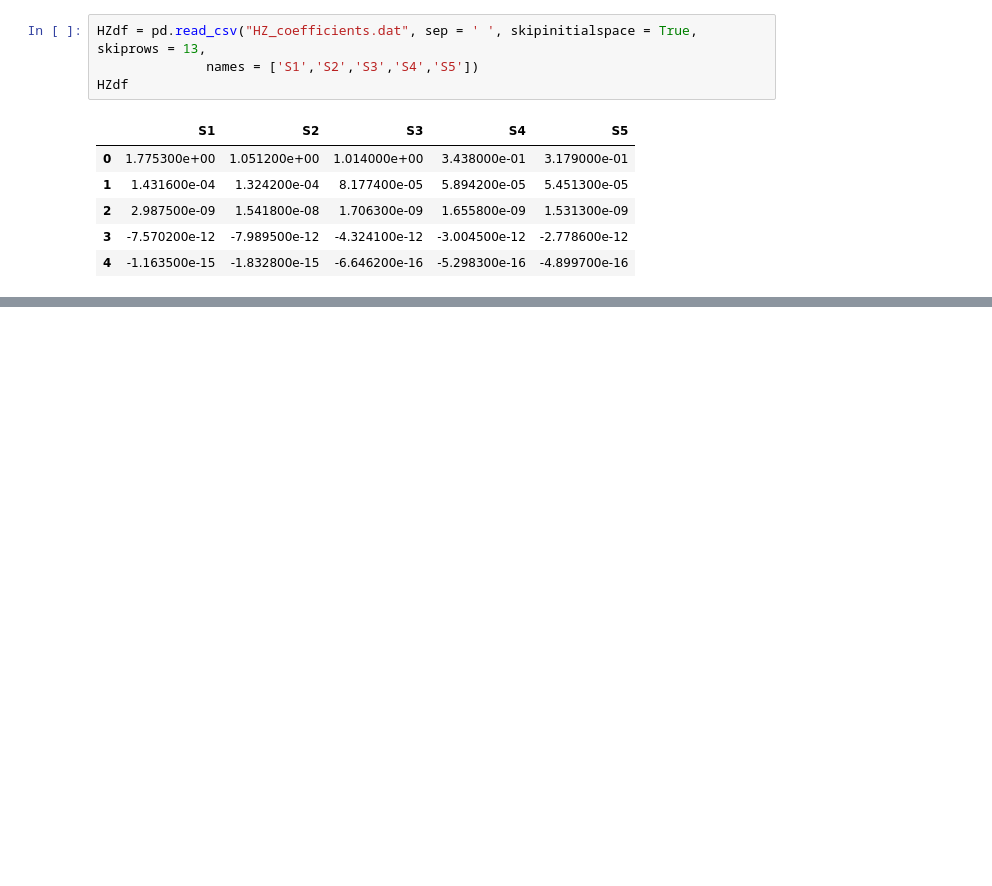
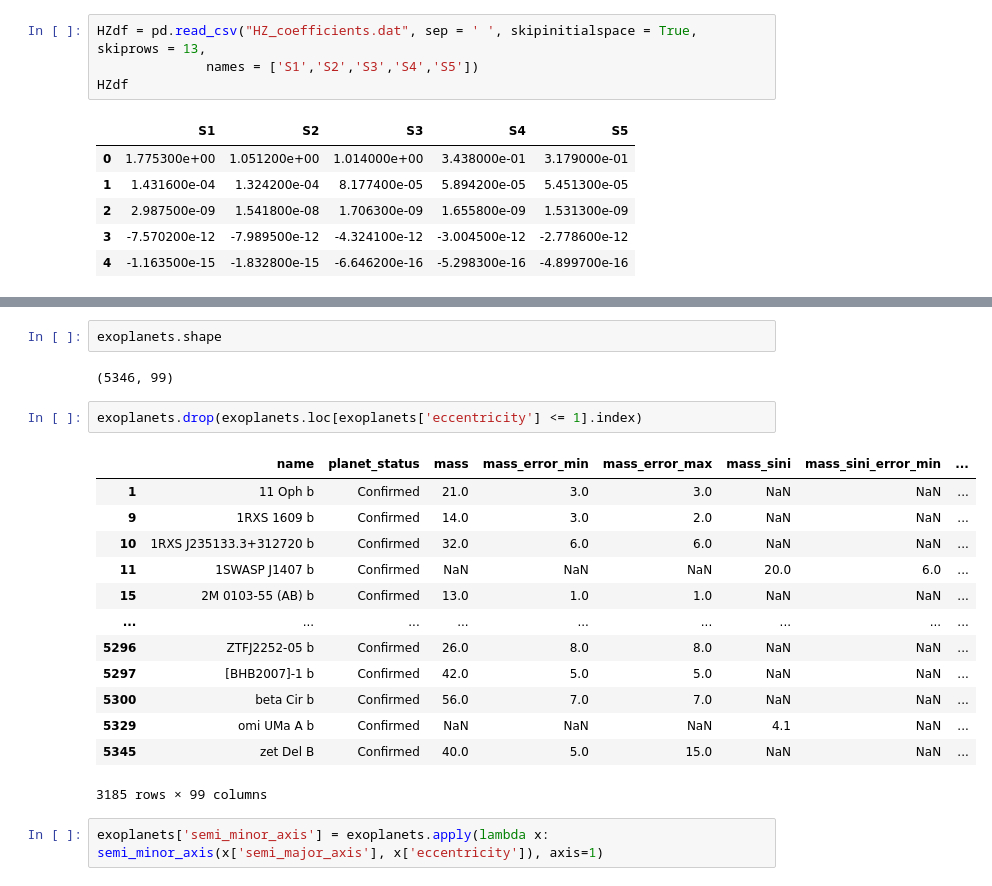
Before and after one commit to NicoGalvarino/astrobiology_belgrade, a Jupyter notebook: Naive_Bayes_Tutorial/NB_exoplanets.ipynb, the cells around one changed output, grey strips where cells are left out. Saved outputs shown, nothing was run; the diff lists cells and outputs as text; blank space fills up the shorter version.

Commit message:
Calculate luminosity and semi-minor axis

```diff
--- a/Naive_Bayes_Tutorial/NB_exoplanets.ipynb
+++ b/Naive_Bayes_Tutorial/NB_exoplanets.ipynb
@@ -107,0 +180,22 @@ HZdf
+# %%
+exoplanets.shape
+# %% [output]
+(5346, 99)
+# %%
+exoplanets.drop(exoplanets.loc[exoplanets['eccentricity'] <= 1].index)
+# %% [output]
+|  | name | planet_status | mass | mass_error_min | mass_error_max | mass_sini | mass_sini_error_min | ... |
+| 1 | 11 Oph b | Confirmed | 21.0 | 3.0 | 3.0 | NaN | NaN | ... |
+| 9 | 1RXS 1609 b | Confirmed | 14.0 | 3.0 | 2.0 | NaN | NaN | ... |
+| 10 | 1RXS J235133.3+312720 b | Confirmed | 32.0 | 6.0 | 6.0 | NaN | NaN | ... |
+| 11 | 1SWASP J1407 b | Confirmed | NaN | NaN | NaN | 20.0 | 6.0 | ... |
+| 15 | 2M 0103-55 (AB) b | Confirmed | 13.0 | 1.0 | 1.0 | NaN | NaN | ... |
+| ... | ... | ... | ... | ... | ... | ... | ... | ... |
+| 5296 | ZTFJ2252-05 b | Confirmed | 26.0 | 8.0 | 8.0 | NaN | NaN | ... |
+| 5297 | [BHB2007]-1 b | Confirmed | 42.0 | 5.0 | 5.0 | NaN | NaN | ... |
+| 5300 | beta Cir b | Confirmed | 56.0 | 7.0 | 7.0 | NaN | NaN | ... |
+| 5329 | omi UMa A b | Confirmed | NaN | NaN | NaN | 4.1 | NaN | ... |
+| 5345 | zet Del B | Confirmed | 40.0 | 5.0 | 15.0 | NaN | NaN | ... |
+3185 rows × 99 columns
+# %%
+exoplanets['semi_minor_axis'] = exoplanets.apply(lambda x: semi_minor_axis(x['semi_major_axis'], x['eccentricity']), axis=1)
```
Also changed, not shown: parts of 11 cells of this notebook.
